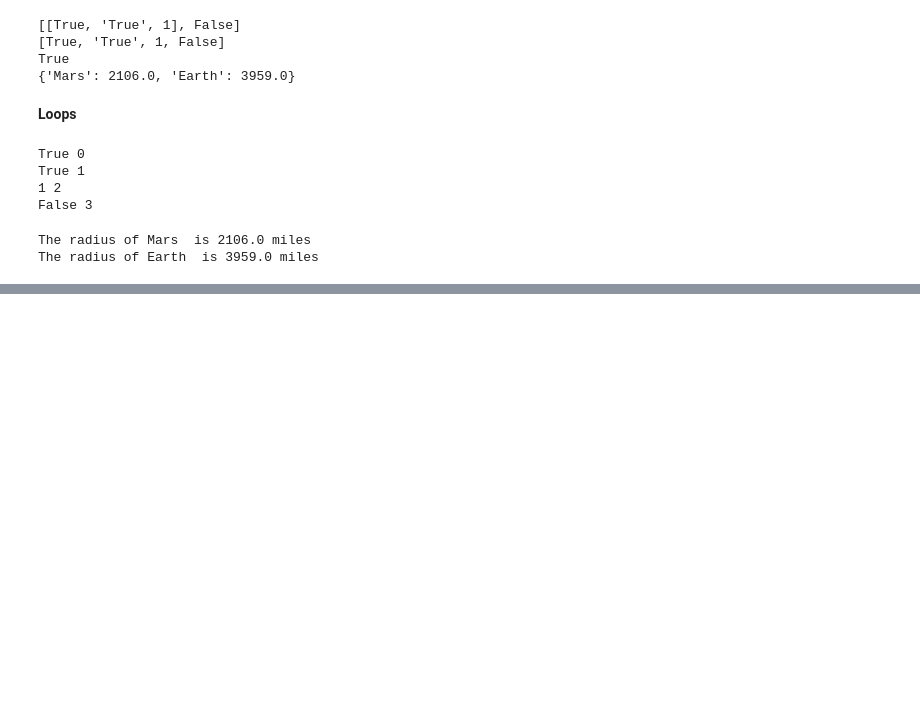
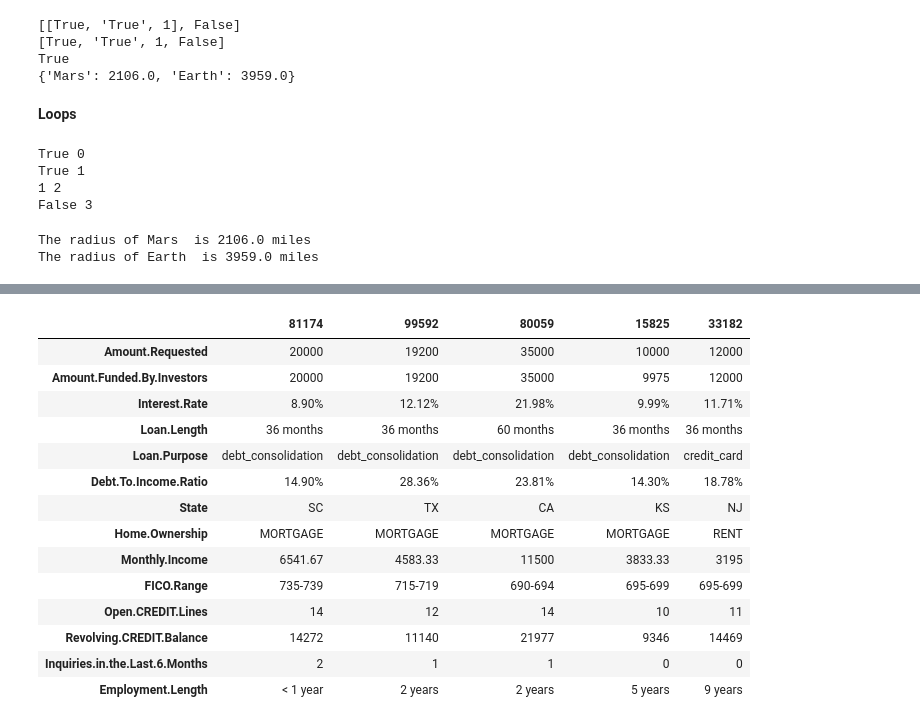
Before and after one commit to dhruvbalwada/data_science_exploration, a Jupyter notebook: basic_python.ipynb, the cells around one changed output, grey strips where cells are left out. Cells and saved outputs as stored; diff of their text form; code cells hidden in the pictures; blank space fills up the shorter version.

```diff
--- a/basic_python.ipynb
+++ b/basic_python.ipynb
@@ -80,0 +159,2 @@ The radius of Earth  is 3959.0 miles
+# %%
+loansData = pd.read_csv('https://spark-public.s3.amazonaws.com/dataanalysis/loansData.csv')
@@ -80,0 +189,18 @@ The radius of Earth  is 3959.0 miles
+# %%
+loansData.head().transpose()
+# %% [output]
+|  | 81174 | 99592 | 80059 | 15825 | 33182 |
+| Amount.Requested | 20000 | 19200 | 35000 | 10000 | 12000 |
+| Amount.Funded.By.Investors | 20000 | 19200 | 35000 | 9975 | 12000 |
+| Interest.Rate | 8.90% | 12.12% | 21.98% | 9.99% | 11.71% |
+| Loan.Length | 36 months | 36 months | 60 months | 36 months | 36 months |
+| Loan.Purpose | debt_consolidation | debt_consolidation | debt_consolidation | debt_consolidation | credit_card |
+| Debt.To.Income.Ratio | 14.90% | 28.36% | 23.81% | 14.30% | 18.78% |
+| State | SC | TX | CA | KS | NJ |
+| Home.Ownership | MORTGAGE | MORTGAGE | MORTGAGE | MORTGAGE | RENT |
+| Monthly.Income | 6541.67 | 4583.33 | 11500 | 3833.33 | 3195 |
+| FICO.Range | 735-739 | 715-719 | 690-694 | 695-699 | 695-699 |
+| Open.CREDIT.Lines | 14 | 12 | 14 | 10 | 11 |
+| Revolving.CREDIT.Balance | 14272 | 11140 | 21977 | 9346 | 14469 |
+| Inquiries.in.the.Last.6.Months | 2 | 1 | 1 | 0 | 0 |
+| Employment.Length | < 1 year | 2 years | 2 years | 5 years | 9 years |
```
Also changed, not shown: parts of 17 cells of this notebook.
